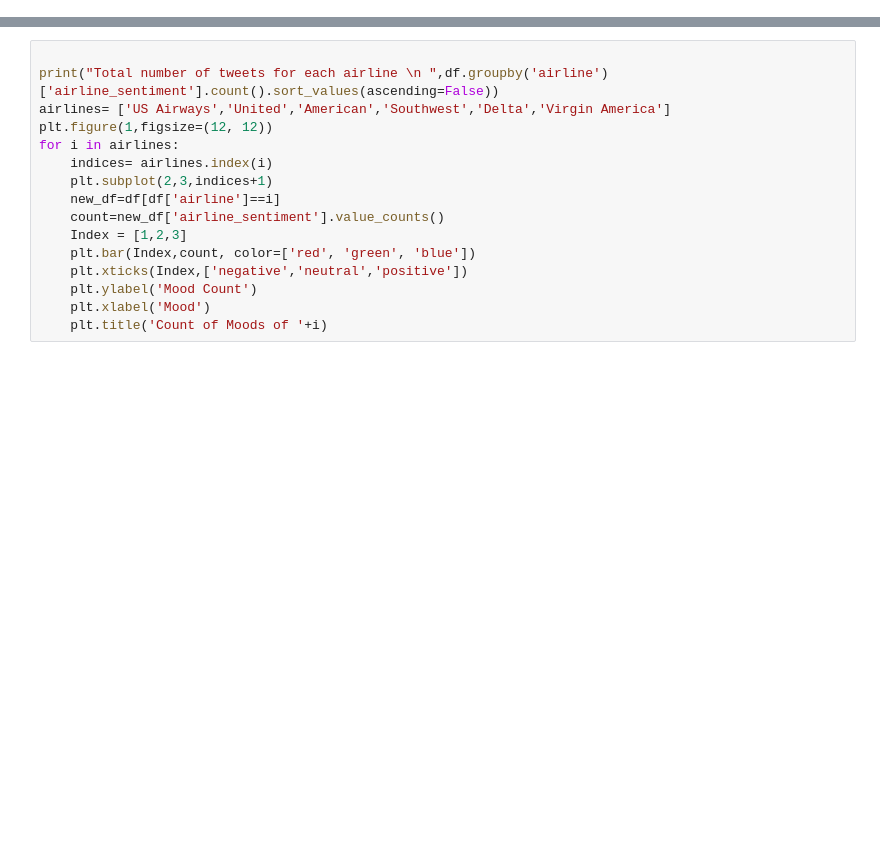
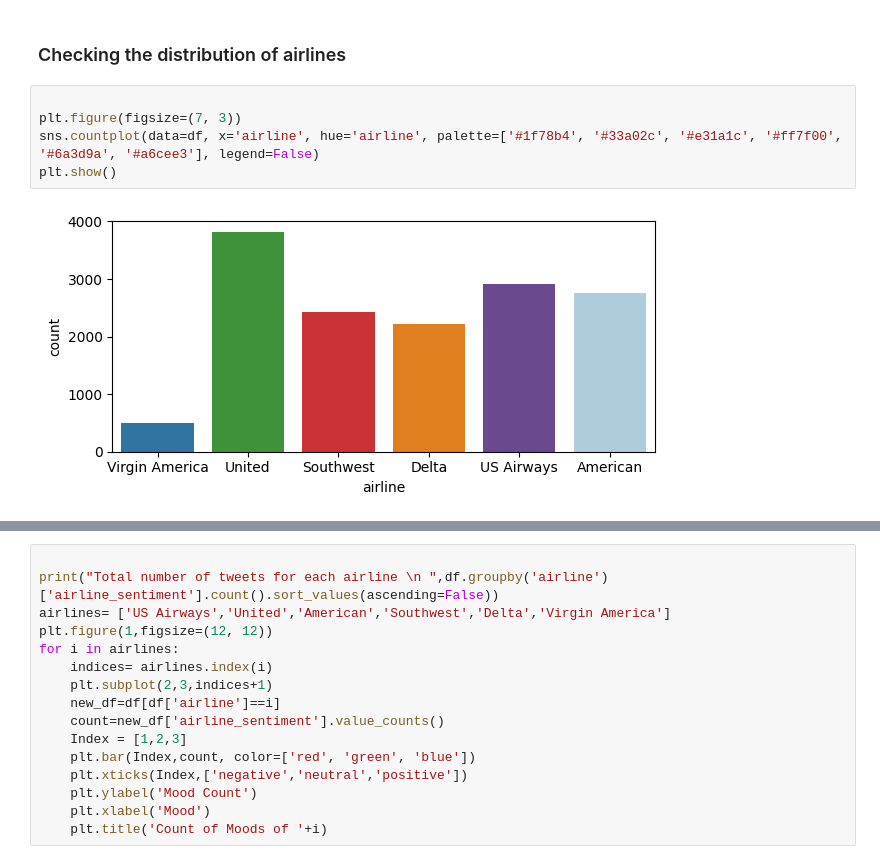
Before and after one commit to Dharshan465/Sentiment-analysis-for-marketing, a Jupyter notebook: Phase 4/AI_Phase4.ipynb, the cells around one changed output, grey strips where cells are left out. Drawn from its saved outputs; the diff is of its cells as text; blank space fills up the shorter version.

```diff
--- a/Phase 4/AI_Phase4.ipynb
+++ b/Phase 4/AI_Phase4.ipynb
@@ -18,0 +74,9 @@ df = pd.read_csv('Tweets.csv')
+# %% [markdown]
+### Checking the distribution of airlines
+# %%
+
+plt.figure(figsize=(7, 3))
+sns.countplot(data=df, x='airline', hue='airline', palette=['#1f78b4', '#33a02c', '#e31a1c', '#ff7f00', '#6a3d9a', '#a6cee3'], legend=False)
+plt.show()
+# %% [output]
+[figure, added]
```
Also changed, not shown: parts of 33 cells of this notebook.
